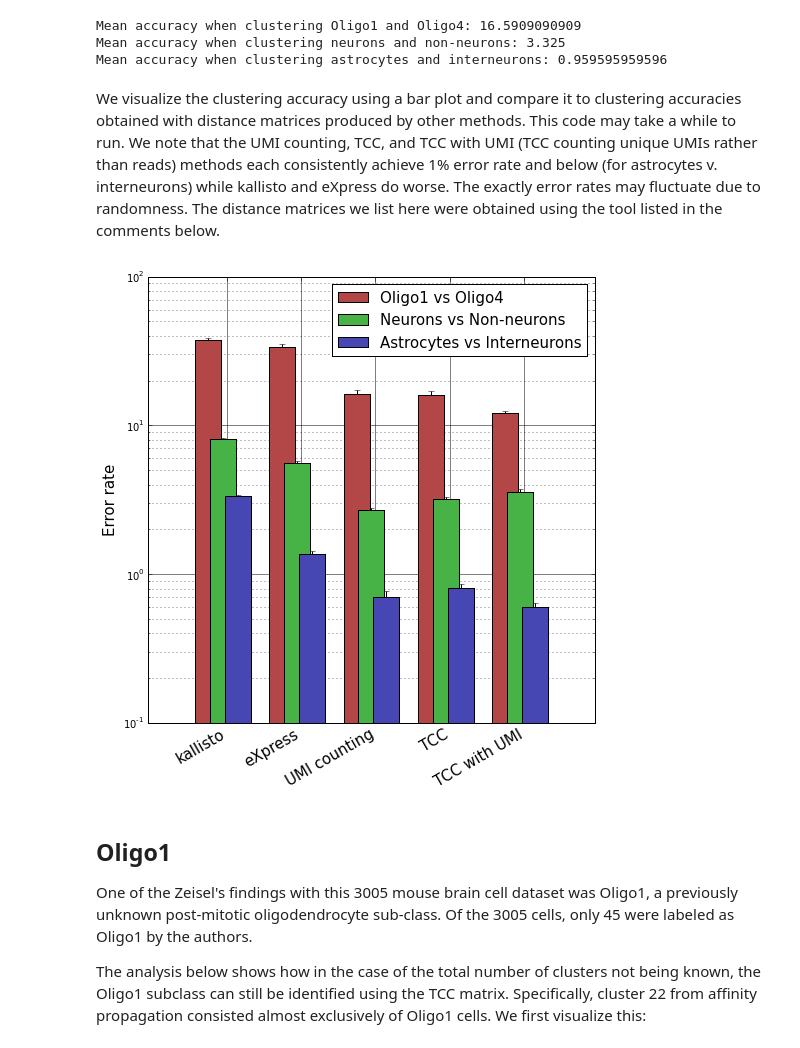
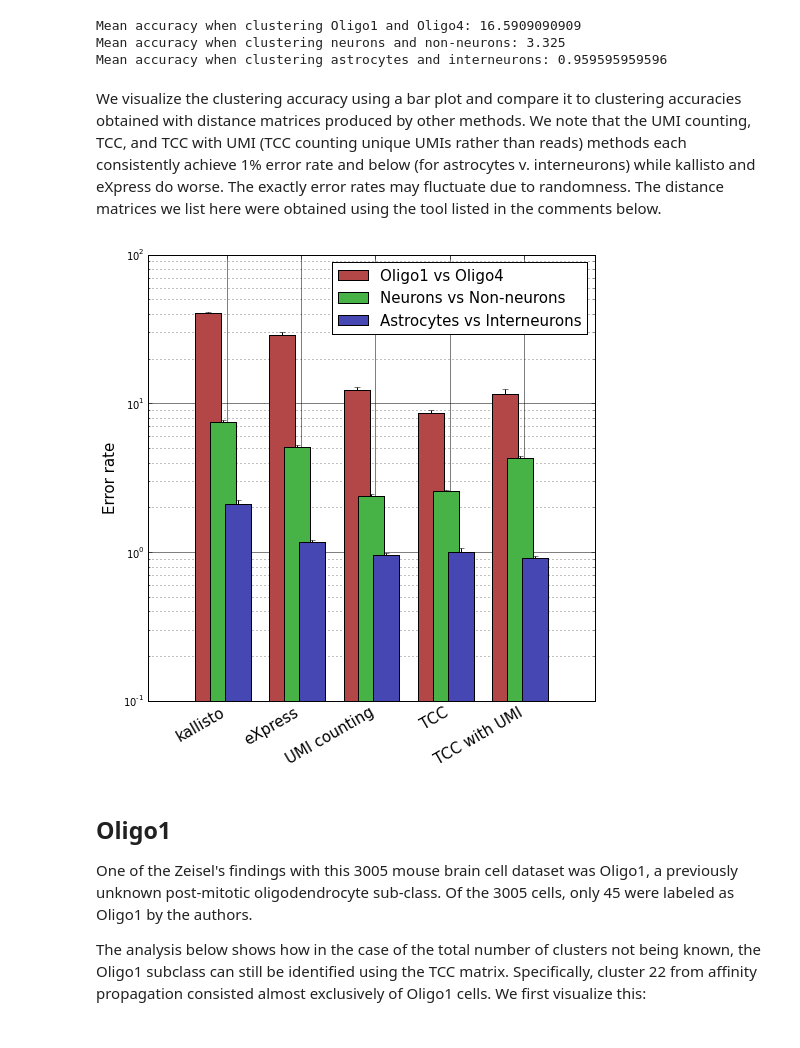
Before and after one commit to govinda-kamath/clustering_on_transcript_compatibility_counts, a Jupyter notebook: Zeisel_pipeline/Zeisel_Analysis.ipynb, the cells around one changed output. Cells and saved outputs as stored; diff of their text form; code cells hidden in the pictures.

```diff
--- a/Zeisel_pipeline/Zeisel_Analysis.ipynb
+++ b/Zeisel_pipeline/Zeisel_Analysis.ipynb
@@ -172,11 +229,10 @@ We sampled *N* cells from each subtype where *N* equals half the number of cells
 import time,scipy
 
 # For a certain subset of labels, randomly sample cells from each label in subset
-def get_indices_for_subset(labels,subsets,rseed=0,minc=0):
+def get_indices_for_subset(labels,subsets,rseed=0,minc=200):
     np.random.seed(rseed)
-    # Sample the number "min_count" of cells from each label
-    if minc == 0: min_count = min(200,np.round(min([np.sum(labels == i) for i in subsets])/2))
-    else: min_count = min(minc,round(min([np.sum(labels == i) for i in subsets])/2))
+    # Sample "min_count" number of cells from each label
+    min_count = min(minc,round(min([np.sum(labels == i) for i in subsets])/2))
     indices = []
     for label in subsets:
         temp = np.where(labels == label)[0]
@@ -198,6 +254,7 @@ def score_D(ind,L,Ds):
     return match_val
 
 # Wrapper for executing the experiment multiple times and timing each iteration
+# (mc stands for "monte carlo" here)
 def run_mc_simulation(subsets,labels,D,num_iter=10,mc=0,report_time=False):
     tot_score = []
     start_time = time.time()
@@ -221,39 +278,21 @@ Mean accuracy when clustering Oligo1 and Oligo4: 16.5909090909
 Mean accuracy when clustering neurons and non-neurons: 3.325
 Mean accuracy when clustering astrocytes and interneurons: 0.959595959596
 # %% [markdown]
-We visualize the clustering accuracy using a bar plot and compare it to clustering accuracies obtained with distance matrices produced by other methods. This code may take a while to run. We note that the UMI counting, TCC, and TCC with UMI (TCC counting unique UMIs rather than reads) methods each consistently achieve 1% error rate and below (for astrocytes v. interneurons) while kallisto and eXpress do worse. The exactly error rates may fluctuate due to randomness. The distance matrices we list here were obtained using the tool listed in the comments below.
+We visualize the clustering accuracy using a bar plot and compare it to clustering accuracies obtained with distance matrices produced by other methods. We note that the UMI counting, TCC, and TCC with UMI (TCC counting unique UMIs rather than reads) methods each consistently achieve 1% error rate and below (for astrocytes v. interneurons) while kallisto and eXpress do worse. The exactly error rates may fluctuate due to randomness. The distance matrices we list here were obtained using the tool listed in the comments below.
 # %%
-# kallisto
-D_kallisto = pickle.load(file('./distance_kallisto.dat','rb'))
-kallisto_o1_v_o4 = run_mc_simulation(['Oligo1','Oligo4'],labels47,D_kallisto)
-kallisto_n_v_nn = run_mc_simulation([0,1],labels2,D_kallisto)
-kallisto_a_v_i = run_mc_simulation([6,0],labels9,D_kallisto)
+# Run clustering accuracy experiments
+def run_mc_on_all_methods(labels,subsets,D_all):
+    curves = []
+    for i in range(5):
+        D = D_all[i][5]
+        curves.append(run_mc_simulation(subsets,labels,D))
+    return curves
 
-# eXpress
-D_express = pickle.load(file('./distance_express.dat','rb'))
-express_o1_v_o4 = run_mc_simulation(['Oligo1','Oligo4'],labels47,D_express)
-express_n_v_nn = run_mc_simulation([0,1],labels2,D_express)
-express_a_v_i = run_mc_simulation([6,0],labels9,D_express)
+curves_o1_v_o4 = run_mc_on_all_methods(labels47,['Oligo1','Oligo4'],D_all)
+curves_n_v_nn = run_mc_on_all_methods(labels2,[0,1],D_all)
+curves_a_v_i = run_mc_on_all_methods(labels9,[6,0],D_all)
 
-# UMI counting
-D_UMI = pickle.load(file('./distance_UMI.dat','rb'))
-UMI_o1_v_o4 = run_mc_simulation(['Oligo1','Oligo4'],labels47,D_UMI)
-UMI_n_v_nn = run_mc_simulation([0,1],labels2,D_UMI)
-UMI_a_v_i = run_mc_simulation([6,0],labels9,D_UMI)
-
-# TCC
-D_TCC = pickle.load(file('./distance_TCC.dat','rb'))
-TCC_o1_v_o4 = run_mc_simulation(['Oligo1','Oligo4'],labels47,D_TCC)
-TCC_n_v_nn = run_mc_simulation([0,1],labels2,D_TCC)
-TCC_a_v_i = run_mc_simulation([6,0],labels9,D_TCC)
-
-# TCC with UMI
-D_TCCwithUMI = pickle.load(file('./distance_TCCwithUMI.dat','rb'))
-TCCwithUMI_o1_v_o4 = run_mc_simulation(['Oligo1','Oligo4'],labels47,D_TCCwithUMI)
-TCCwithUMI_n_v_nn = run_mc_simulation([0,1],labels2,D_TCCwithUMI)
-TCCwithUMI_a_v_i = run_mc_simulation([6,0],labels9,D_TCCwithUMI)
-
-# Plotting everything
+# Plot everything using a bar plot
 import colorsys
 def bars_curves_set(curves_set,labels,method_names):
     new_curves_m,new_curves_sd = [],[]
@@ -264,37 +303,35 @@ def bars_curves_set(curves_set,labels,method_names):
             c_ms.append(np.mean(a))
             c_sds.append(np.std(a)/float(np.size(a)))
         c_ms = np.array(c_ms)
         c_sds = np.array(c_sds)
         new_curves_m.append(c_ms)
         new_curves_sd.append(c_sds)
     N_sets = len(new_curves_m)
     HSV_tuples = [(x*1.0/N_sets, 0.6, 0.7) for x in range(N_sets)]
     RGB_tuples = map(lambda x: colorsys.hsv_to_rgb(*x), HSV_tuples)
     N = len(c_ms)
     ind = np.arange(N)
     width = 0.35
     fig, ax = plt.subplots(figsize=(8,8))
     plt.grid(which='minor',zorder=0)
     plt.grid(which='major',linestyle='-',zorder=0)
     for i in range(N_sets):
         rects = ax.bar(ind-0.2+i*0.2,new_curves_m[i],width,color=RGB_tuples[i],
                     ecolor='k',yerr=new_curves_sd[i],align='center',label=labels[i],zorder=3)
     ax.set_ylabel('Error rate',size=15)
     xticks_pos = [0.65*patch.get_width() + patch.get_xy()[0] -0.2 for patch in rects]
     plt.xticks(xticks_pos, method_names, ha='right', rotation=30, size=15)
     plt.yticks(np.arange(0,1.1*max([max(i) for i in new_curves_m]),2))
     ax.set_yscale('log')
     plt.legend(fontsize=15)
     plt.show()
 
-curve_set = [[kallisto_o1_v_o4,express_o1_v_o4,UMI_o1_v_o4,TCC_o1_v_o4,TCCwithUMI_o1_v_o4],
-             [kallisto_n_v_nn, express_n_v_nn, UMI_n_v_nn, TCC_n_v_nn, TCCwithUMI_n_v_nn ],
-             [kallisto_a_v_i,  express_a_v_i,  UMI_a_v_i,  TCC_a_v_i,  TCCwithUMI_a_v_i  ]]
+curve_set = [curves_o1_v_o4,curves_n_v_nn,curves_a_v_i]
 bars_curves_set(curve_set,
             labels = ['Oligo1 vs Oligo4','Neurons vs Non-neurons','Astrocytes vs Interneurons'],
             method_names = np.array(['kallisto','eXpress','UMI counting','TCC','TCC with UMI']))
 # %% [output]
-[figure, old version]
+[figure, new version]
 # %% [markdown]
 ## Oligo1  <a id='section3'></a>
 
```
Also changed, not shown: parts of 20 cells of this notebook.
